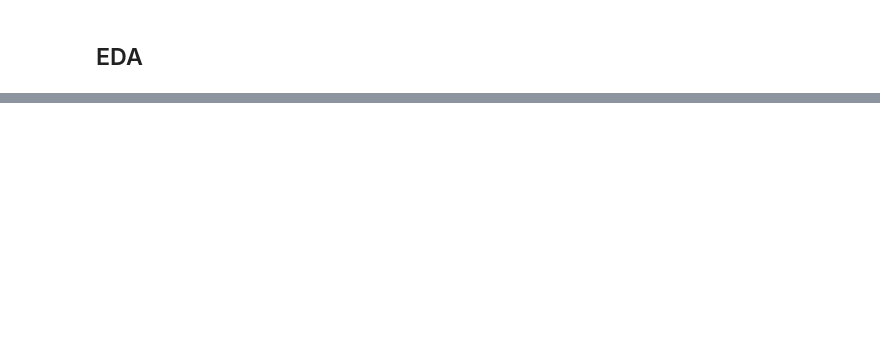
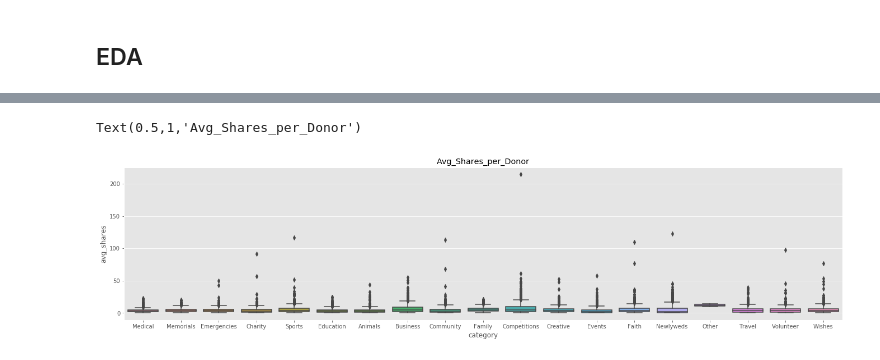
Before and after one commit to deckerdog/WebScrapeProj, a Jupyter notebook: scrape_proj_final.ipynb, the cells around one changed output, grey strips where cells are left out. Saved outputs shown, nothing was run; the diff lists cells and outputs as text; code cells hidden in the pictures; blank space fills up the shorter version.

```diff
--- a/scrape_proj_final.ipynb
+++ b/scrape_proj_final.ipynb
@@ -689,0 +152,8 @@ plt.show()
+# %%
+#boxplot of Avg_Shares_per_Donor for each category
+fig, ax = plt.subplots(figsize=(23,5))
+x = sns.boxplot(x="category", y="avg_shares", data=df)
+x.set_title('Avg_Shares_per_Donor')
+# %% [output]
+Text(0.5,1,'Avg_Shares_per_Donor')
+[figure, added]
```
Also changed, not shown: parts of 100 cells of this notebook, 1 other file.
